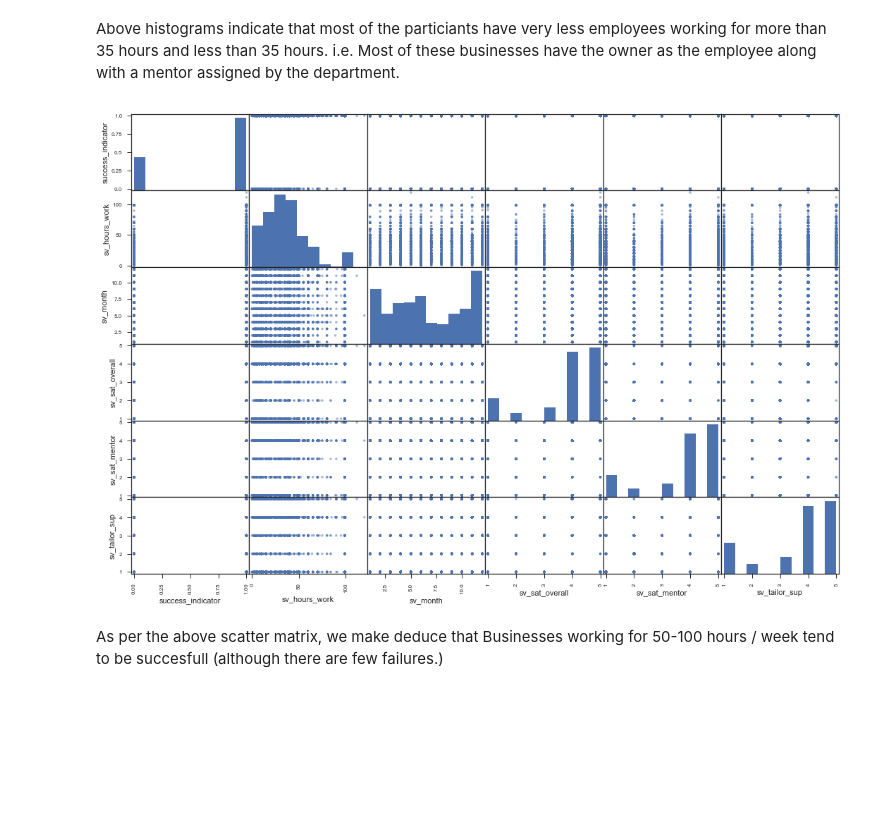
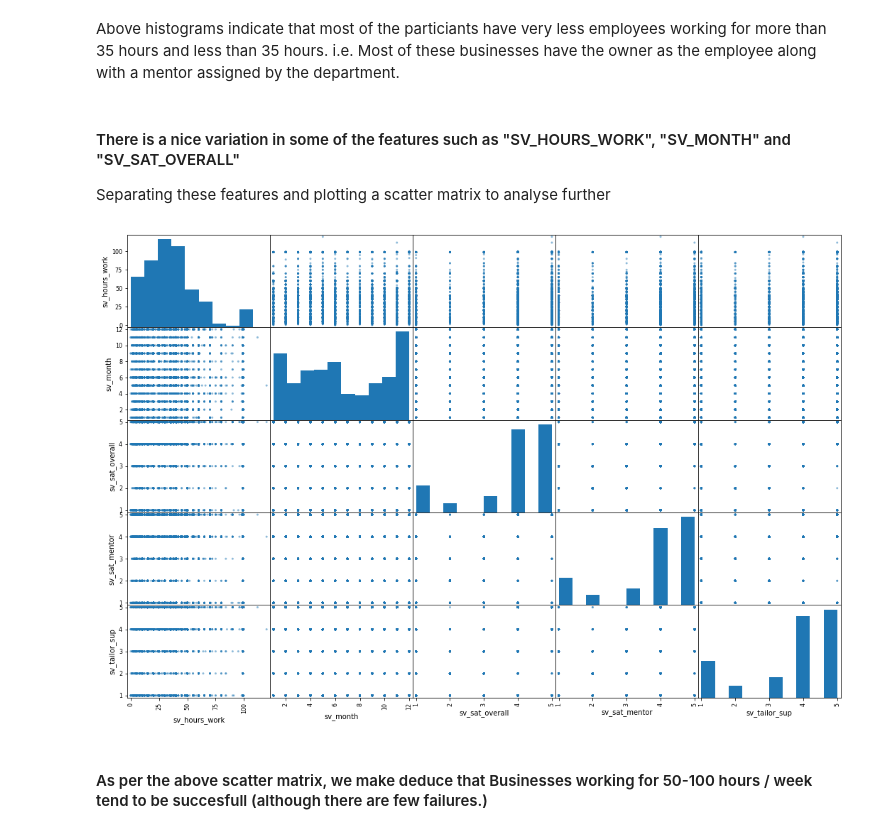
Before and after one commit to vsrajesh1/Capstone_Project_1, a Jupyter notebook: Capstone1_DataWrangling.ipynb, the cells around one changed output. Cells and saved outputs as stored; diff of their text form; code cells hidden in the pictures; blank space fills up the shorter version.

```diff
--- a/Capstone1_DataWrangling.ipynb
+++ b/Capstone1_DataWrangling.ipynb
@@ -237,16 +274,16 @@ plt.show()
  Above histograms indicate that most of the particiants have very less employees working for more than 35 hours
  and less than 35 hours. i.e. Most of these businesses have the owner as the employee along with a mentor assigned
  by the department.
+# %% [markdown]
+#### There is a nice variation in some of the features such as "SV_HOURS_WORK", "SV_MONTH" and "SV_SAT_OVERALL"
+Separating these features and plotting a scatter matrix to analyse further
 # %%
-# There is a nice variation in some of the features such as "SV_HOURS_WORK", "SV_MONTH" and "SV_SAT_OVERALL"
-# Separating these features and plotting a scatter matrix to analyse further
 from pandas.plotting import scatter_matrix
 
-attributes = ["success_indicator","sv_hours_work", "sv_month", "sv_sat_overall","sv_sat_mentor","sv_tailor_sup"]
+attributes = ["sv_hours_work", "sv_month", "sv_sat_overall","sv_sat_mentor","sv_tailor_sup"]
 scatter_matrix(main_df[attributes], figsize=(18, 12))
 plt.savefig('matrix.png')
 # %% [output]
-[figure, old version]
+[figure, new version]
 # %% [markdown]
-As per the above scatter matrix, we make deduce that Businesses working for 50-100 hours / week tend to be succesfull
-(although there are few failures.)
+#### As per the above scatter matrix, we make deduce that Businesses working for 50-100 hours / week tend to be succesfull (although there are few failures.)
```
Also changed, not shown: parts of 24 cells of this notebook.
